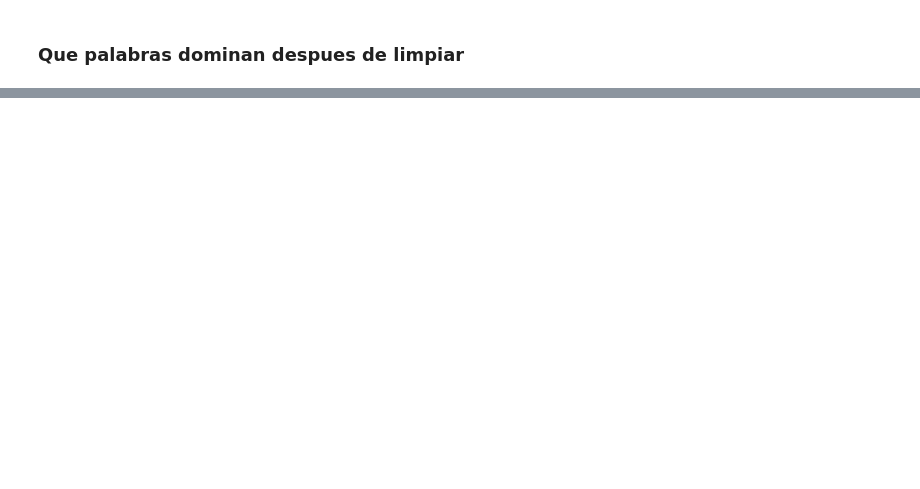
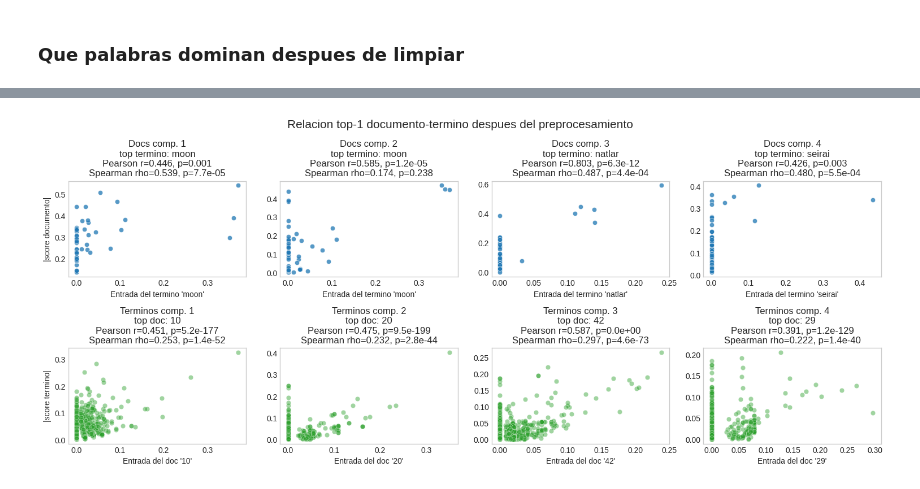
Before and after one commit to wbguc/Proyecto-Algebra, a Jupyter notebook: main.ipynb, the cells around one changed output, grey strips where cells are left out. Cells and saved outputs as stored; diff of their text form; code cells hidden in the pictures; blank space fills up the shorter version.

```diff
--- a/main.ipynb
+++ b/main.ipynb
@@ -763,0 +1037,87 @@ array(['traveler', 'years', 'peoplir', 'moon', 'eventually', 'within',
+# %%
+def correlaciones_top1_entrada(U, s, VT, X_doc_term, vocabulario, etiquetas_docs, nombre, componentes=4):
+    from scipy.stats import pearsonr, spearmanr
+
+    X_dense = X_doc_term.toarray() if hasattr(X_doc_term, "toarray") else np.asarray(X_doc_term)
+
+    def calcular_correlaciones(x, y):
+        pearson, p_pearson = pearsonr(x, y)
+        spearman, p_spearman = spearmanr(x, y)
+        return pearson, p_pearson, spearman, p_spearman
+
+    def formato_pvalor(p):
+        return f"{p:.1e}" if p < 0.001 else f"{p:.3f}"
+
+    def titulo_correlacion(titulo, pearson, p_pearson, spearman, p_spearman):
+        return (
+            f"{titulo}\n"
+            f"Pearson r={pearson:.3f}, p={formato_pvalor(p_pearson)}\n"
+            f"Spearman rho={spearman:.3f}, p={formato_pvalor(p_spearman)}"
+        )
+
+    filas = []
+    fig, axes = plt.subplots(2, componentes, figsize=(3.8 * componentes, 6.4), sharex=False, sharey=False)
+    if componentes == 1:
+        axes = np.array(axes).reshape(2, 1)
+
+    for componente in range(1, componentes + 1):
+        idx = componente - 1
+        score_docs = np.abs(s[idx] * VT[idx, :])
+        score_terms = np.abs(s[idx] * U[:, idx])
+
+        top_term_idx = int(np.argmax(score_terms))
+        top_doc_idx = int(np.argmax(score_docs))
+        top_term = vocabulario[top_term_idx]
+        top_doc = etiquetas_docs[top_doc_idx]
+
+        entrada_docs = X_dense[:, top_term_idx]
+        entrada_terms = X_dense[top_doc_idx, :]
+
+        pearson_doc, p_pearson_doc, spearman_doc, p_spearman_doc = calcular_correlaciones(entrada_docs, score_docs)
+        pearson_term, p_pearson_term, spearman_term, p_spearman_term = calcular_correlaciones(entrada_terms, score_terms)
+
+        filas.extend([
+            [componente, "documentos", top_term, round(float(pearson_doc), 3), float(p_pearson_doc), round(float(spearman_doc), 3), float(p_spearman_doc)],
+            [componente, "terminos", top_doc, round(float(pearson_term), 3), float(p_pearson_term), round(float(spearman_term), 3), float(p_spearman_term)],
+        ])
+
+        axes[0, idx].scatter(entrada_docs, score_docs, color="tab:blue", alpha=0.75, edgecolor="white", linewidth=0.5)
+        axes[0, idx].set_title(titulo_correlacion(f"Docs comp. {componente}\ntop termino: {top_term}",
+                                                  pearson_doc, p_pearson_doc, spearman_doc, p_spearman_doc), fontsize=12)
+        axes[0, idx].set_xlabel(f"Entrada del termino '{top_term}'")
+        axes[0, idx].grid(False)
+        if idx == 0:
+            axes[0, idx].set_ylabel("|score documento|")
+
+        axes[1, idx].scatter(entrada_terms, score_terms, color="tab:green", alpha=0.45, edgecolor="white", linewidth=0.4)
+        axes[1, idx].set_title(titulo_correlacion(f"Terminos comp. {componente}\ntop doc: {etiqueta_corta_documento(top_doc)}",
+                                                  pearson_term, p_pearson_term, spearman_term, p_spearman_term), fontsize=12)
+        axes[1, idx].set_xlabel(f"Entrada del doc '{etiqueta_corta_documento(top_doc)}'")
+        axes[1, idx].grid(False)
+        if idx == 0:
+            axes[1, idx].set_ylabel("|score termino|")
+
+    tabla = pd.DataFrame(
+        filas,
+        columns=["componente", "tipo", "top_1_asociado", "correlacion_pearson", "p_pearson", "correlacion_spearman", "p_spearman"],
+    )
+    display(tabla)
+
+    fig.suptitle(nombre, fontsize=15)
+    plt.tight_layout()
+    plt.show()
+
+    return tabla
+
+
+tabla_top1_entrada_final = correlaciones_top1_entrada(
+    U_final,
+    s_final,
+    VT_final,
+    X_final,
+    vocabulario_final,
+    etiquetas,
+    "Relacion top-1 documento-termino despues del preprocesamiento",
+    componentes=4,
+)
+# %% [output]
@@ -763,0 +1133 @@ array(['traveler', 'years', 'peoplir', 'moon', 'eventually', 'within',
+[figure, added]
```
Also changed, not shown: parts of 17 cells of this notebook.
